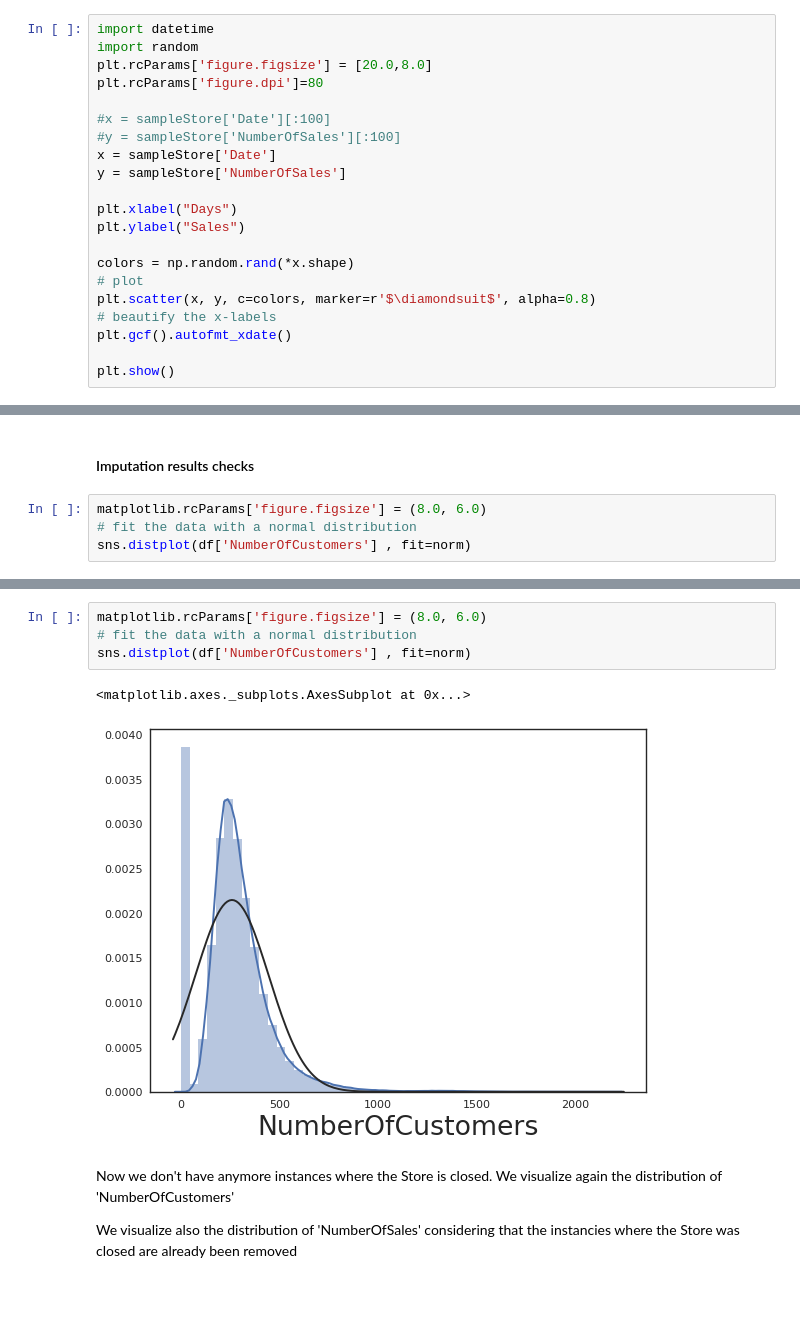
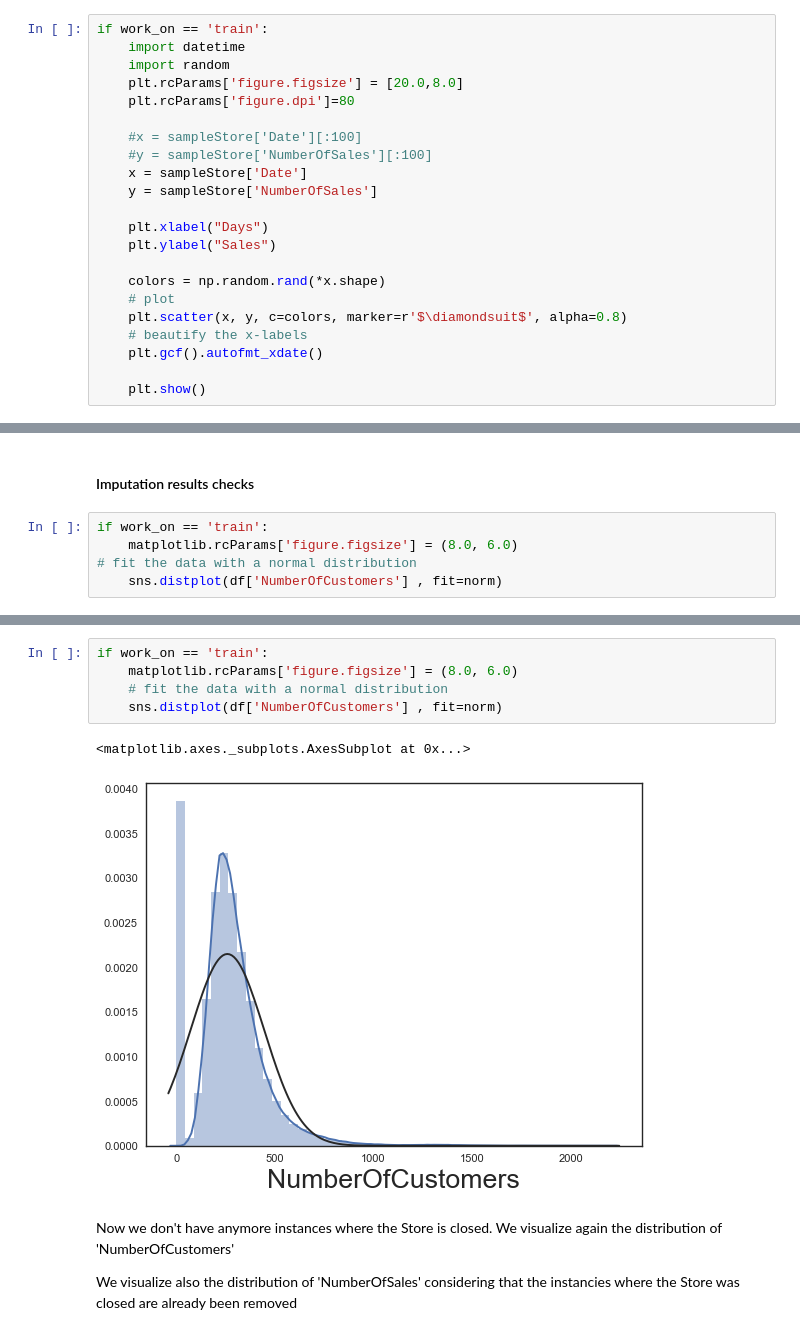
Before and after one commit to mirkomantovani/DMTM-project-BIP, a Jupyter notebook: 3.1_Prepr_train1_imputation.ipynb, the cells around one changed output, grey strips where cells are left out. Saved outputs shown, nothing was run; the diff lists cells and outputs as text; blank space fills up the shorter version.

```diff
--- a/3.1_Prepr_train1_imputation.ipynb
+++ b/3.1_Prepr_train1_imputation.ipynb
@@ -228,21 +219,22 @@ sampleStore[:4]
 # %%
-import datetime
-import random
-plt.rcParams['figure.figsize'] = [20.0,8.0]
-plt.rcParams['figure.dpi']=80
+if work_on == 'train':
+    import datetime
+    import random
+    plt.rcParams['figure.figsize'] = [20.0,8.0]
+    plt.rcParams['figure.dpi']=80
 
-#x = sampleStore['Date'][:100]
-#y = sampleStore['NumberOfSales'][:100]
-x = sampleStore['Date']
-y = sampleStore['NumberOfSales']
+    #x = sampleStore['Date'][:100]
+    #y = sampleStore['NumberOfSales'][:100]
+    x = sampleStore['Date']
+    y = sampleStore['NumberOfSales']
 
-plt.xlabel("Days")
-plt.ylabel("Sales")
+    plt.xlabel("Days")
+    plt.ylabel("Sales")
 
-colors = np.random.rand(*x.shape)
-# plot
-plt.scatter(x, y, c=colors, marker=r'$\diamondsuit$', alpha=0.8)
-# beautify the x-labels
-plt.gcf().autofmt_xdate()
+    colors = np.random.rand(*x.shape)
+    # plot
+    plt.scatter(x, y, c=colors, marker=r'$\diamondsuit$', alpha=0.8)
+    # beautify the x-labels
+    plt.gcf().autofmt_xdate()
 
-plt.show()
+    plt.show()
@@ -257,6 +245,7 @@ plot_storeNo(1001)
 # %% [markdown]
 #### Imputation results checks
 # %%
-matplotlib.rcParams['figure.figsize'] = (8.0, 6.0)
+if work_on == 'train':
+    matplotlib.rcParams['figure.figsize'] = (8.0, 6.0)
 # fit the data with a normal distribution
-sns.distplot(df['NumberOfCustomers'] , fit=norm)
+    sns.distplot(df['NumberOfCustomers'] , fit=norm)
@@ -266,10 +252,11 @@ sns.distplot(df['NumberOfCustomers'] , fit=norm)
 # %%
-matplotlib.rcParams['figure.figsize'] = (8.0, 6.0)
-# fit the data with a normal distribution
-sns.distplot(df['NumberOfCustomers'] , fit=norm)
+if work_on == 'train':
+    matplotlib.rcParams['figure.figsize'] = (8.0, 6.0)
+    # fit the data with a normal distribution
+    sns.distplot(df['NumberOfCustomers'] , fit=norm)
 # %% [output]
 <matplotlib.axes._subplots.AxesSubplot at 0x...>
-[figure, old version]
+[figure, new version]
 # %% [markdown]
 Now we don't have anymore instances where the Store is closed. We visualize again the distribution of 'NumberOfCustomers'
 
```
Also changed, not shown: parts of 16 cells of this notebook, 10 other files.
